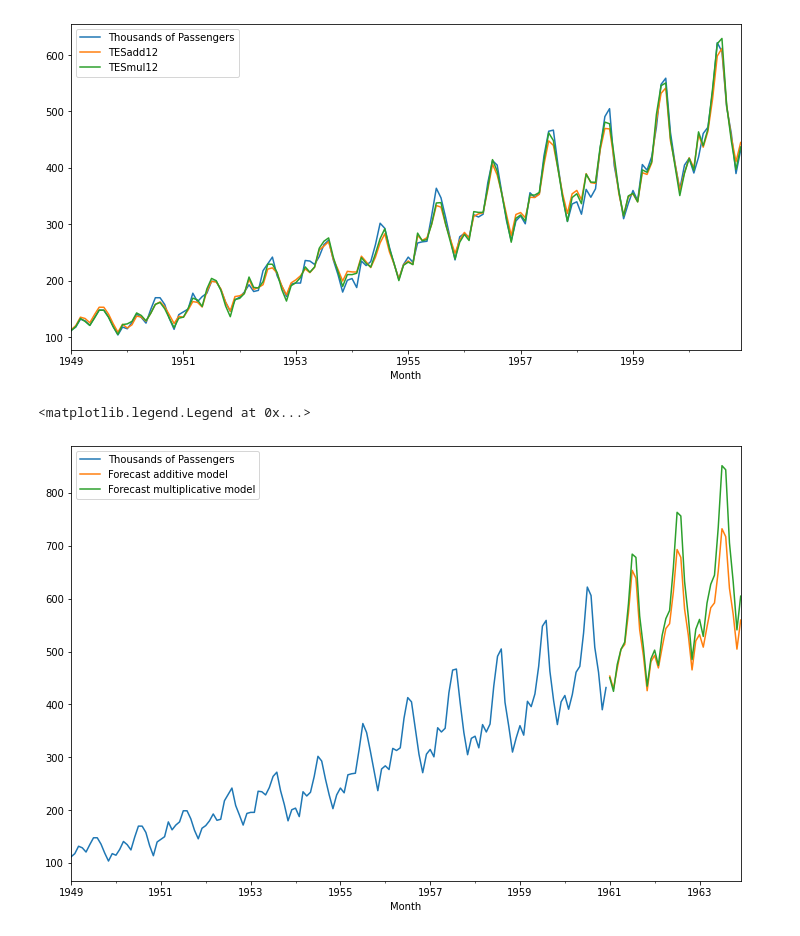
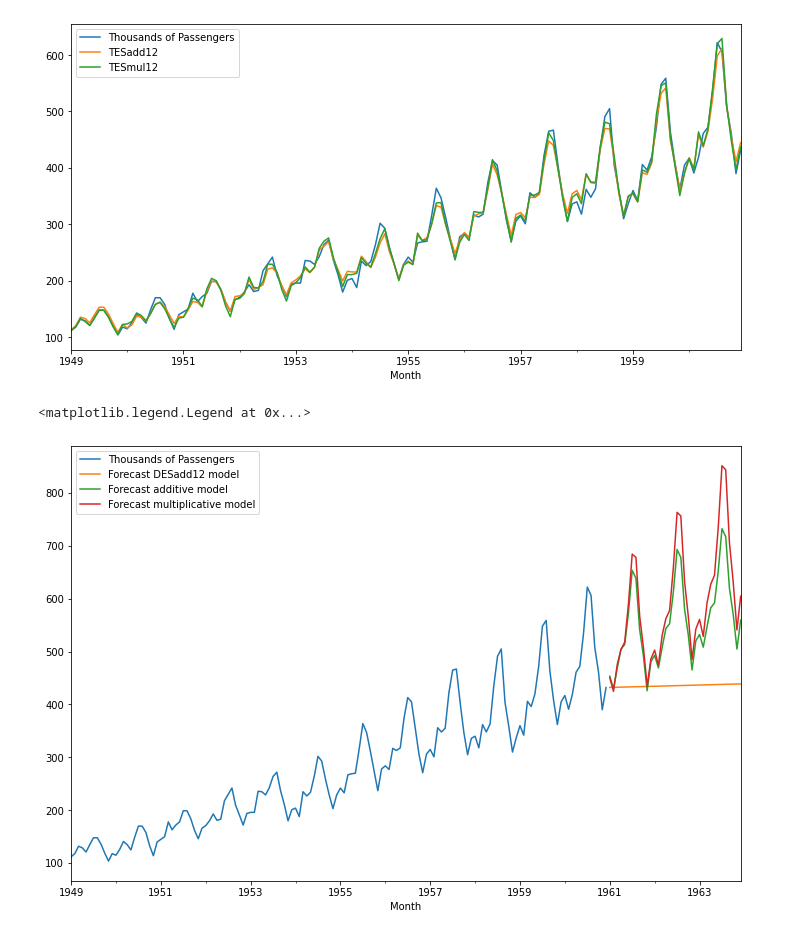
Before and after one commit to CGuerrero13/curso-series-temporales, a Jupyter notebook: 4. Técnicas de suavizado/Python/Holt_Winters.ipynb, the cells around one changed output. Drawn from its saved outputs; the diff is of its cells as text; code cells hidden in the pictures.

```diff
--- a/4. Técnicas de suavizado/Python/Holt_Winters.ipynb
+++ b/4. Técnicas de suavizado/Python/Holt_Winters.ipynb
@@ -180,19 +180,22 @@ df[['Thousands of Passengers','TESadd12','TESmul12']].plot(figsize=(12,6));
 # %% [output]
 [figure]
 # %%
+model_DESadd12 = ExponentialSmoothing(df['Thousands of Passengers'],trend='mul').fit()
 model_add = ExponentialSmoothing(df['Thousands of Passengers'],trend='add',seasonal='add',seasonal_periods=12).fit()
 # %%
 model_mul = ExponentialSmoothing(df['Thousands of Passengers'],trend='mul',seasonal='mul',seasonal_periods=12).fit()
 # %%
+forecast_DESadd12 = model_DESadd12.forecast(36)
 forecast_add = model_add.forecast(36)
 forecast_mul= model_mul.forecast(36)
 # %%
 import matplotlib.pyplot as plt
 
 df['Thousands of Passengers'].plot(figsize=(12,8))
+forecast_DESadd12.plot(label='Forecast DESadd12 model');
 forecast_add.plot(label='Forecast additive model');
 forecast_mul.plot(label='Forecast multiplicative model');
 plt.legend(loc='upper left')
 # %% [output]
 <matplotlib.legend.Legend at 0x...>
-[figure, old version]
+[figure, new version]
```
